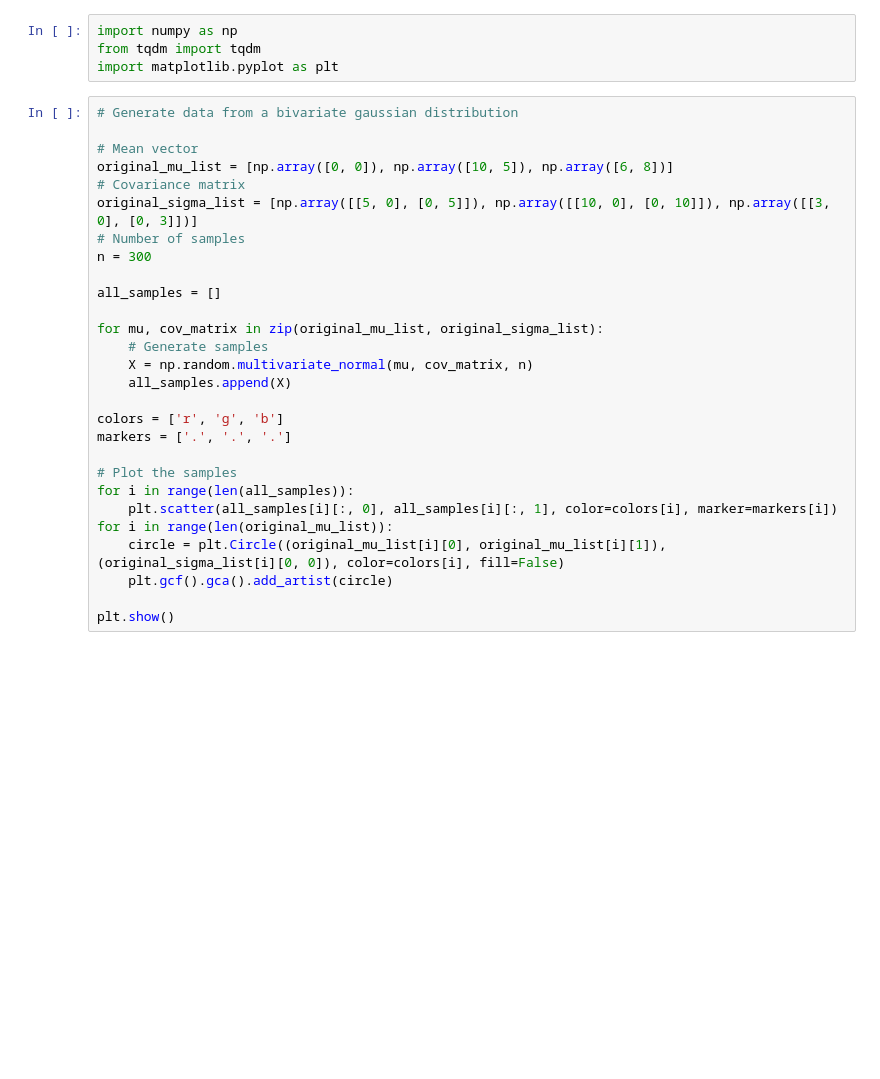
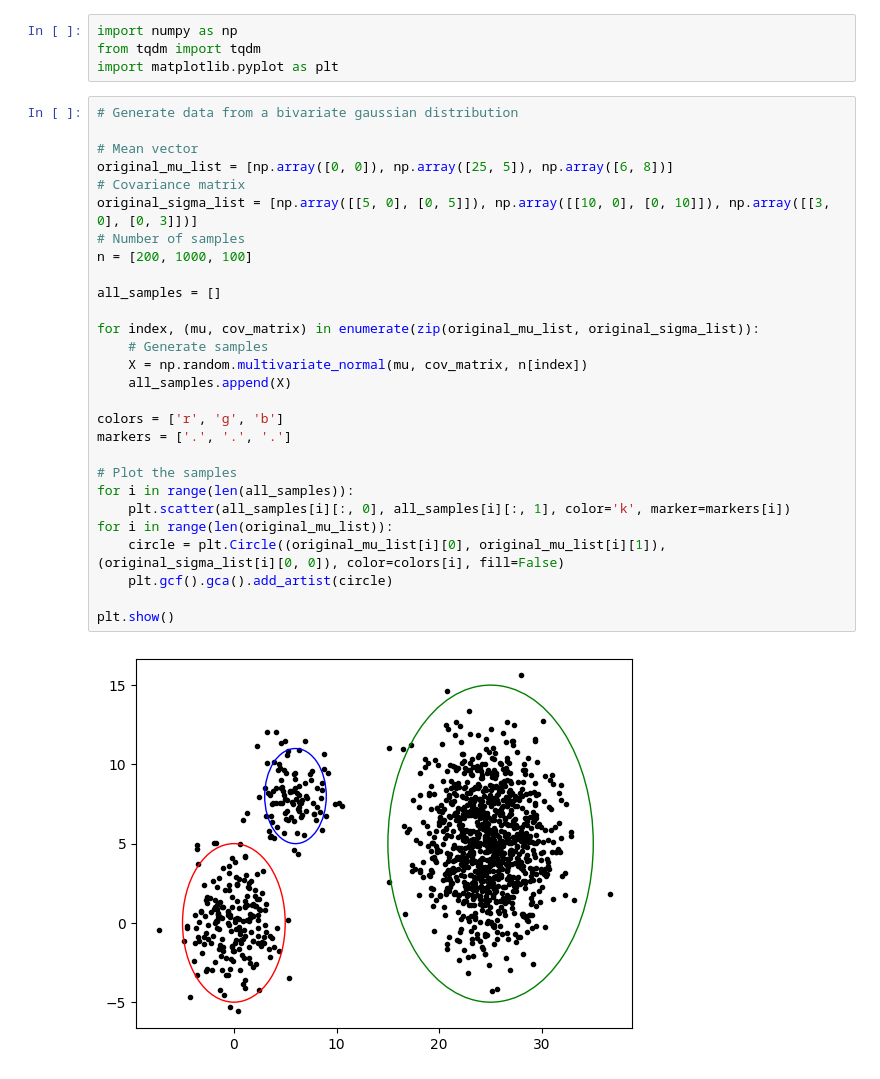
Before and after one commit to hkproj/lazy-ml, a Jupyter notebook: gmm.ipynb, the cells around one changed output. Drawn from its saved outputs; the diff is of its cells as text; blank space fills up the shorter version.

```diff
--- a/gmm.ipynb
+++ b/gmm.ipynb
@@ -5,28 +5,30 @@ import matplotlib.pyplot as plt
 # %%
 # Generate data from a bivariate gaussian distribution
 
 # Mean vector
-original_mu_list = [np.array([0, 0]), np.array([10, 5]), np.array([6, 8])]
+original_mu_list = [np.array([0, 0]), np.array([25, 5]), np.array([6, 8])]
 # Covariance matrix
 original_sigma_list = [np.array([[5, 0], [0, 5]]), np.array([[10, 0], [0, 10]]), np.array([[3, 0], [0, 3]])]
 # Number of samples
-n = 300
+n = [200, 1000, 100]
 
 all_samples = []
 
-for mu, cov_matrix in zip(original_mu_list, original_sigma_list):
+for index, (mu, cov_matrix) in enumerate(zip(original_mu_list, original_sigma_list)):
     # Generate samples
-    X = np.random.multivariate_normal(mu, cov_matrix, n)
+    X = np.random.multivariate_normal(mu, cov_matrix, n[index])
     all_samples.append(X)
 
 colors = ['r', 'g', 'b']
 markers = ['.', '.', '.']
 
 # Plot the samples
 for i in range(len(all_samples)):
-    plt.scatter(all_samples[i][:, 0], all_samples[i][:, 1], color=colors[i], marker=markers[i])
+    plt.scatter(all_samples[i][:, 0], all_samples[i][:, 1], color='k', marker=markers[i])
 for i in range(len(original_mu_list)):
     circle = plt.Circle((original_mu_list[i][0], original_mu_list[i][1]), (original_sigma_list[i][0, 0]), color=colors[i], fill=False)
     plt.gcf().gca().add_artist(circle)
 
 plt.show()
+# %% [output]
+[figure, added]
```
Also changed, not shown: parts of 4 cells of this notebook, 2 other files.
